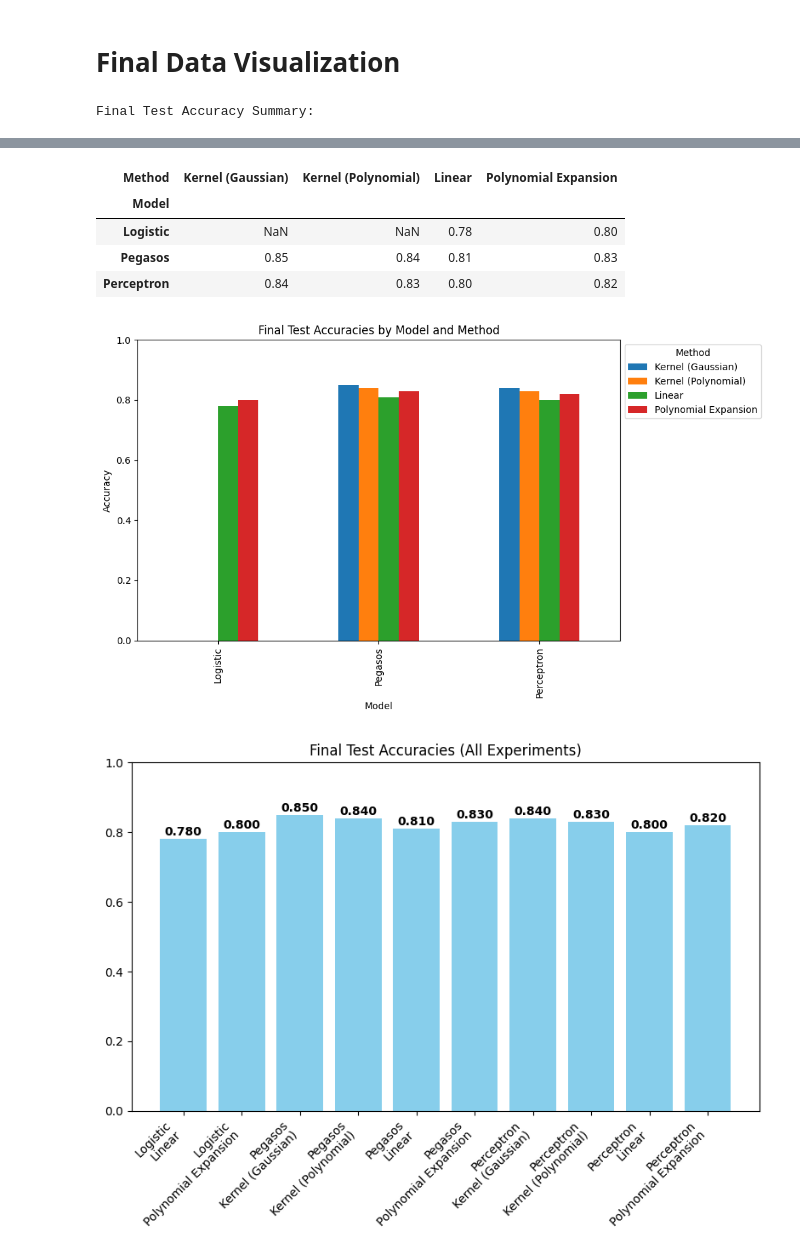
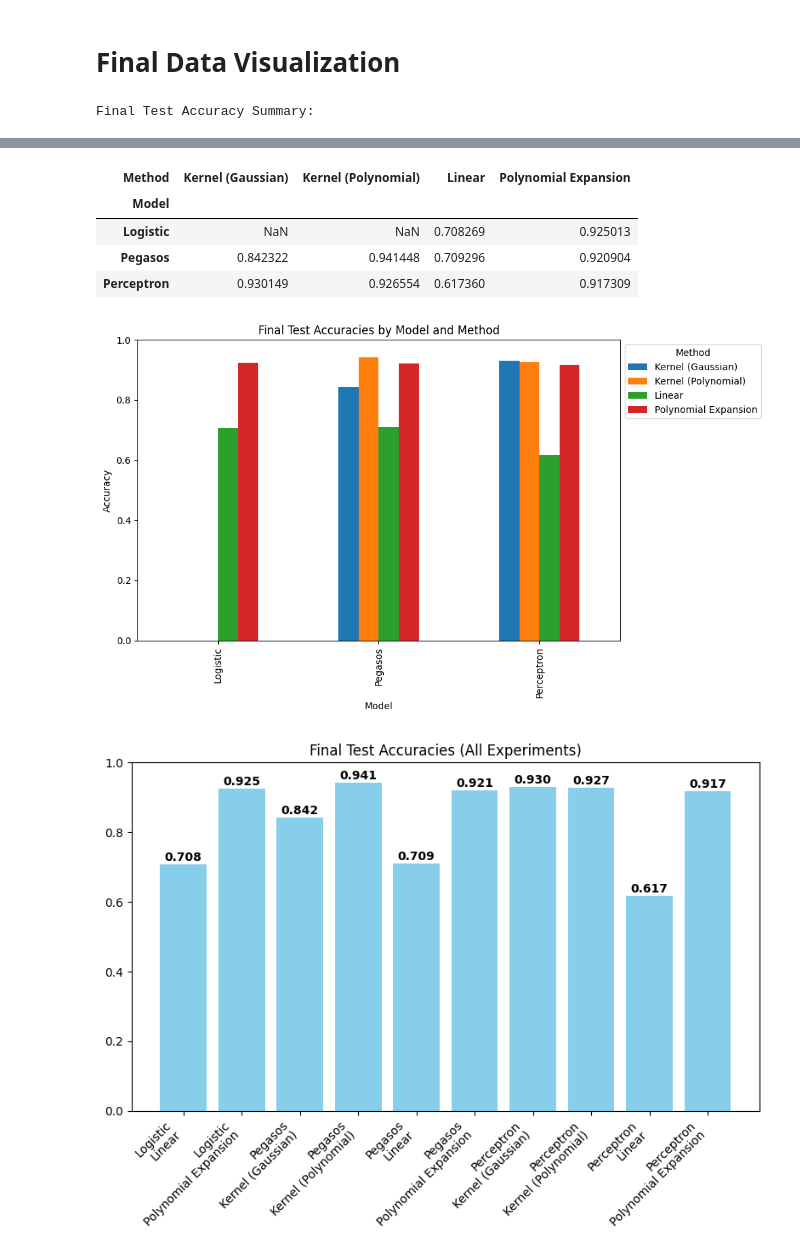
Before and after one commit to michelecoaro/KLC, a Jupyter notebook: klc_project/code/fnotebook.ipynb, the cells around one changed output, grey strips where cells are left out. Cells and saved outputs as stored; diff of their text form; code cells hidden in the pictures.

```diff
--- a/klc_project/code/fnotebook.ipynb
+++ b/klc_project/code/fnotebook.ipynb
@@ -326,11 +438,9 @@ Linear Perceptron final test accuracy: 0.625
 # %% [markdown]
 ### Comparison of different subsets
 # %%
-#PEGASOS SVM
-# Define parameters for Pegasos
-lambda_param = 0.01  # Regularization parameter
-epochs = 10  # Number of epochs
-
+# Use the best hyperparameters found during tuning
+lambda_param_pega = best_lambda_pega
+epochs_pega = best_epochs_pega
 # Compare Pegasos SVM across feature subsets
 pegasos_results = {}
 
@@ -905,7 +1089,7 @@ Top 10 Negative Weights:
 #### Plot
 # %%
 models = ["Perceptron (poly)", "Pegasos (poly)", "Logistic (poly)"]
-test_accuracies_poly = [test_acc_perc_poly, test_acc_pega_poly, test_acc_logreg_poly]
+test_accuracies_poly = [test_acc_poly_perc, test_acc_poly_perc, test_acc_logreg_poly]
 
 plt.figure(figsize=(7,4))
 plt.bar(models, test_accuracies_poly, color=["skyblue","salmon","palegreen"])
@@ -1119,5 +1289,5 @@ test_preds_gauss = kernelized_pegasos_predict(
     kernel_params={"sigma": sigma_val},
     lambda_param=lambda_val
 )
-test_acc_gauss = (test_preds_gauss == y_test).mean()
-print(f"Kernelized Pegasos (Gaussian) Test Accuracy: {test_acc_gauss:.3f}")
+test_acc_kernel_gauss_pega = (test_preds_gauss == y_test).mean()
+print(f"Kernelized Pegasos (Gaussian) Test Accuracy: {test_acc_kernel_gauss_pega:.3f}")
@@ -1160,5 +1334,5 @@ test_preds_poly = kernelized_pegasos_predict(
     kernel_params={"degree": degree_val, "c": c_val},
     lambda_param=lambda_val
 )
-test_acc_poly = (test_preds_poly == y_test).mean()
-print(f"Kernelized Pegasos (Polynomial) Test Accuracy: {test_acc_poly:.3f}")
+test_acc_kernel_poly_pega = (test_preds_poly == y_test).mean()
+print(f"Kernelized Pegasos (Polynomial) Test Accuracy: {test_acc_kernel_poly_pega:.3f}")
@@ -1166,8 +1342,8 @@ print(f"Kernelized Pegasos (Polynomial) Test Accuracy: {test_acc_poly:.3f}")
 # Final Data Visualization
 # %%
 # Example placeholders (DELETE or REPLACE with real computed values):
-test_acc_perc_linear = 0.80
-test_acc_perc_poly = 0.82
+'''test_acc_perc_linear = 0.80
+test_acc_poly_perc = 0.82
 test_acc_perc_kernel_gauss = 0.84
 test_acc_perc_kernel_poly = 0.83
 
@@ -1175,10 +1351,10 @@ test_acc_pegasos_linear = 0.81
 test_acc_pegasos_poly = 0.83
 test_acc_pegasos_kernel_gauss = 0.85
 test_acc_pegasos_kernel_poly = 0.84
-
+'''
 # If you have logistic regression equivalents, define them too, e.g.:
-test_acc_logreg_linear = 0.78
-test_acc_logreg_poly = 0.80
+'''test_acc_logreg_linear = 0.78
+test_acc_logreg_poly = 0.80'''
 
 # 1. We'll create a summary DataFrame
 final_summary = []
@@ -1187,51 +1363,51 @@ final_summary = []
 final_summary.append({
     "Model": "Perceptron",
     "Method": "Linear",
-    "Test Accuracy": test_acc_perc_linear
+    "Test Accuracy": test_acc_perc
 })
 final_summary.append({
     "Model": "Perceptron",
     "Method": "Polynomial Expansion",
-    "Test Accuracy": test_acc_perc_poly
+    "Test Accuracy": test_acc_poly_perc
 })
 final_summary.append({
     "Model": "Perceptron",
     "Method": "Kernel (Gaussian)",
-    "Test Accuracy": test_acc_perc_kernel_gauss
+    "Test Accuracy": test_acc_gauss
 })
 final_summary.append({
     "Model": "Perceptron",
     "Method": "Kernel (Polynomial)",
-    "Test Accuracy": test_acc_perc_kernel_poly
+    "Test Accuracy": test_acc_poly
 })
 
 # Pegasos
 final_summary.append({
     "Model": "Pegasos",
     "Method": "Linear",
-    "Test Accuracy": test_acc_pegasos_linear
+    "Test Accuracy": test_acc_pega
 })
 final_summary.append({
     "Model": "Pegasos",
     "Method": "Polynomial Expansion",
-    "Test Accuracy": test_acc_pegasos_poly
+    "Test Accuracy": test_acc_poly_pega
 })
 final_summary.append({
     "Model": "Pegasos",
     "Method": "Kernel (Gaussian)",
-    "Test Accuracy": test_acc_pegasos_kernel_gauss
+    "Test Accuracy": test_acc_kernel_gauss_pega
 })
 final_summary.append({
     "Model": "Pegasos",
     "Method": "Kernel (Polynomial)",
-    "Test Accuracy": test_acc_pegasos_kernel_poly
+    "Test Accuracy": test_acc_kernel_poly_pega
 })
 
 # (Optional) Logistic
 final_summary.append({
     "Model": "Logistic",
     "Method": "Linear",
-    "Test Accuracy": test_acc_logreg_linear
+    "Test Accuracy": test_acc_lr
 })
 final_summary.append({
     "Model": "Logistic",
@@ -1294,7 +1470,7 @@ Final Test Accuracy Summary:
 | Method | Kernel (Gaussian) | Kernel (Polynomial) | Linear | Polynomial Expansion |
 | Model |  |  |  |  |
-| Logistic | NaN | NaN | 0.78 | 0.80 |
-| Pegasos | 0.85 | 0.84 | 0.81 | 0.83 |
-| Perceptron | 0.84 | 0.83 | 0.80 | 0.82 |
+| Logistic | NaN | NaN | 0.708269 | 0.925013 |
+| Pegasos | 0.842322 | 0.941448 | 0.709296 | 0.920904 |
+| Perceptron | 0.930149 | 0.926554 | 0.617360 | 0.917309 |
-[figure, old version]
+[figure, new version]
-[figure, old version]
+[figure, new version]
```
Also changed, not shown: parts of 67 cells of this notebook, 1 other file.
